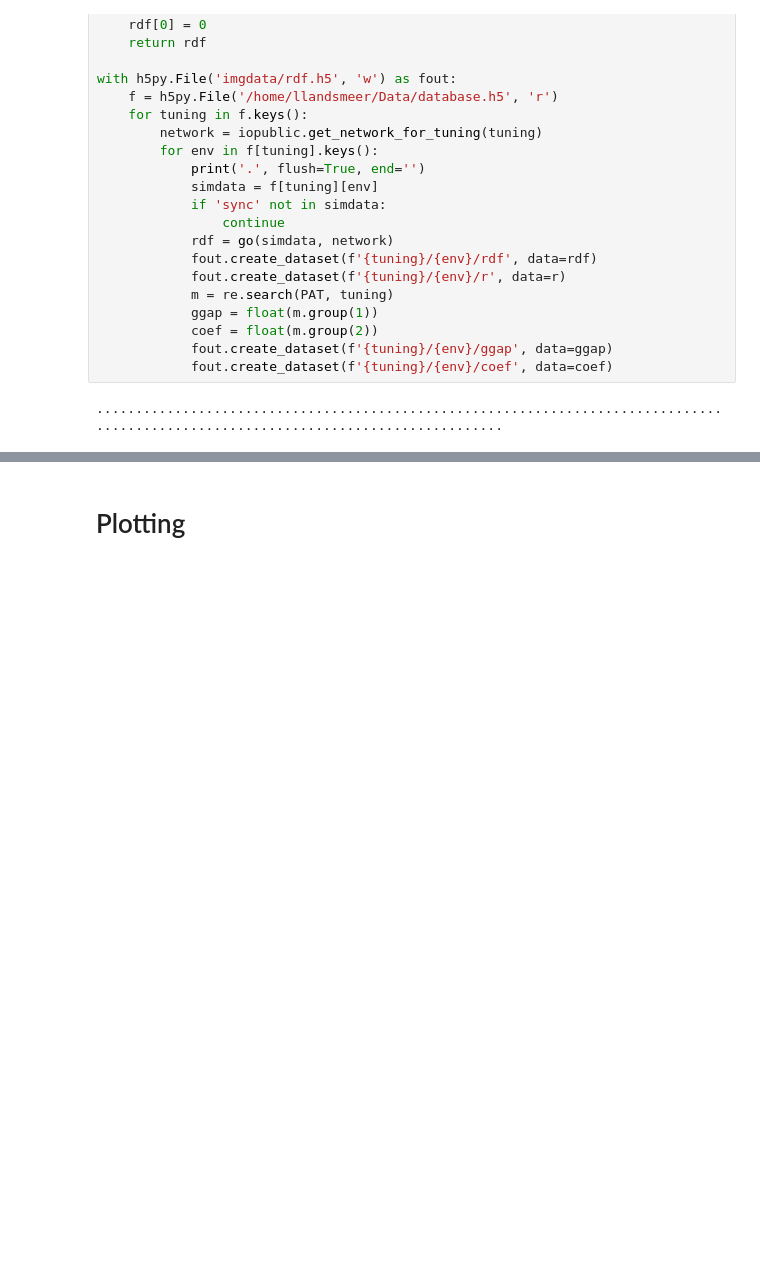
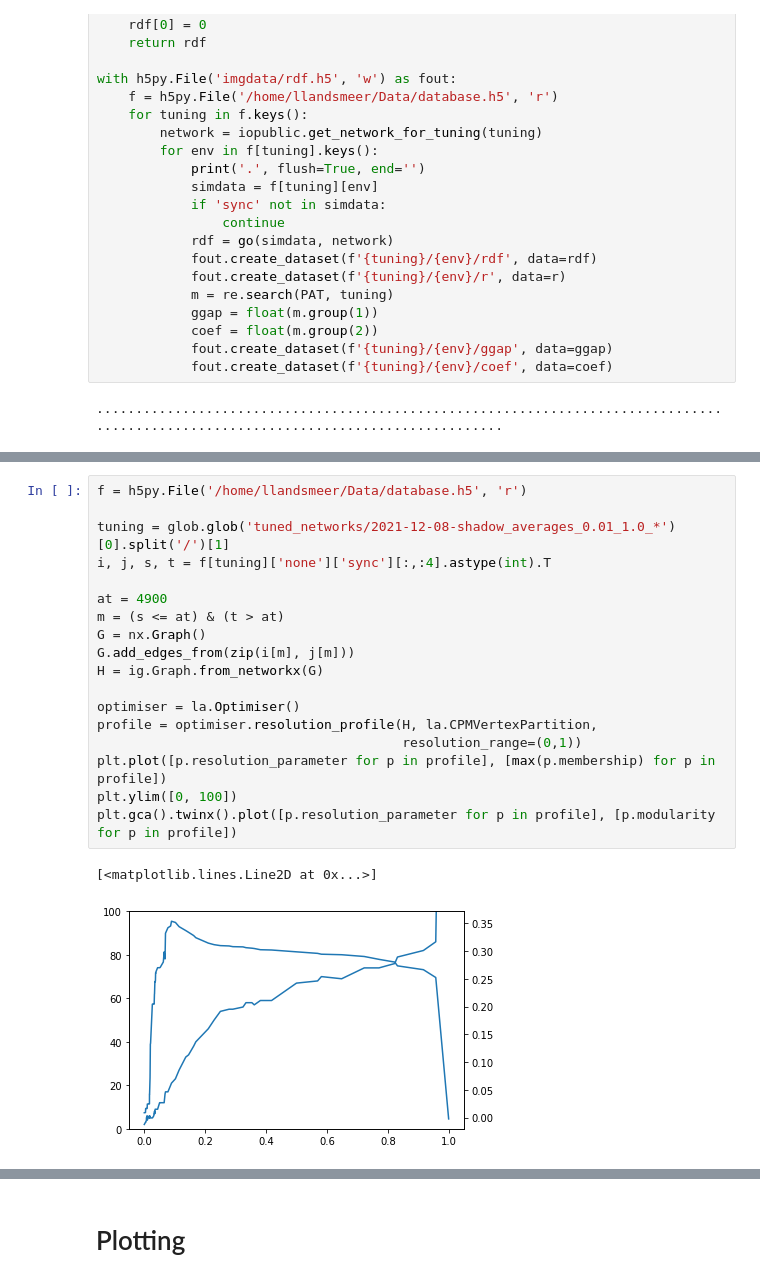
Before and after one commit to llandsmeer/iopublic, a Jupyter notebook: Make figures.ipynb, the cells around one changed output, grey strips where cells are left out. Drawn from its saved outputs; the diff is of its cells as text; blank space fills up the shorter version.

```diff
--- a/Make figures.ipynb
+++ b/Make figures.ipynb
@@ -56,0 +101,21 @@ with h5py.File('imgdata/rdf.h5', 'w') as fout:
+# %%
+f = h5py.File('/home/llandsmeer/Data/database.h5', 'r')
+
+tuning = glob.glob('tuned_networks/2021-12-08-shadow_averages_0.01_1.0_*')[0].split('/')[1]
+i, j, s, t = f[tuning]['none']['sync'][:,:4].astype(int).T
+
+at = 4900
+m = (s <= at) & (t > at)
+G = nx.Graph()
+G.add_edges_from(zip(i[m], j[m]))
+H = ig.Graph.from_networkx(G)
+
+optimiser = la.Optimiser()
+profile = optimiser.resolution_profile(H, la.CPMVertexPartition,
+                                       resolution_range=(0,1))
+plt.plot([p.resolution_parameter for p in profile], [max(p.membership) for p in profile])
+plt.ylim([0, 100])
+plt.gca().twinx().plot([p.resolution_parameter for p in profile], [p.modularity for p in profile])
+# %% [output]
+[<matplotlib.lines.Line2D at 0x...>]
+[figure, added]
```
Also changed, not shown: parts of 10 cells of this notebook, 3 other files.
